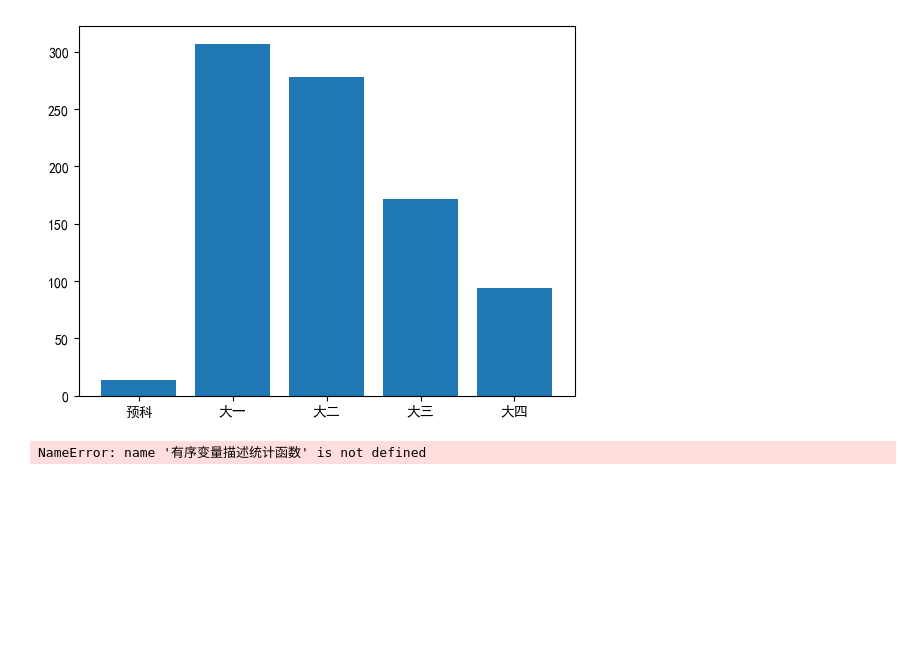
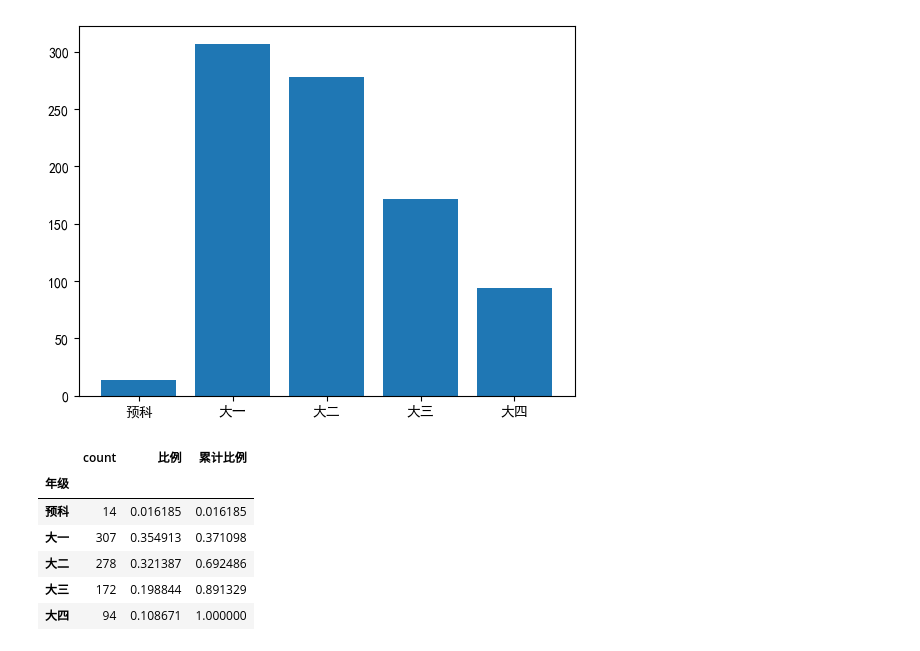
Before and after one commit to Xuyanli-Hub/xuyanli, a Jupyter notebook: output/description.ipynb, the cells around one changed output. Saved outputs shown, nothing was run; the diff lists cells and outputs as text; code cells hidden in the pictures; blank space fills up the shorter version.

```diff
--- a/output/description.ipynb
+++ b/output/description.ipynb
@@ -94,8 +94,14 @@ plt.show()
 [figure]
 # %%
 import mytools
-描述统计结果表 = mytools,有序变量描述统计函数(国家认同调查数据表,'年级')
+描述统计结果表 = mytools.有序变量描述统计函数(国家认同调查数据表,'年级')
 描述统计结果表
 # %% [output]
-NameError: name '有序变量描述统计函数' is not defined
+|  | count | 比例 | 累计比例 |
+| 年级 |  |  |  |
+| 预科 | 14 | 0.016185 | 0.016185 |
+| 大一 | 307 | 0.354913 | 0.371098 |
+| 大二 | 278 | 0.321387 | 0.692486 |
+| 大三 | 172 | 0.198844 | 0.891329 |
+| 大四 | 94 | 0.108671 | 1.000000 |
 # %%
```
Also changed, not shown: parts of 4 cells of this notebook, 1 other file.
